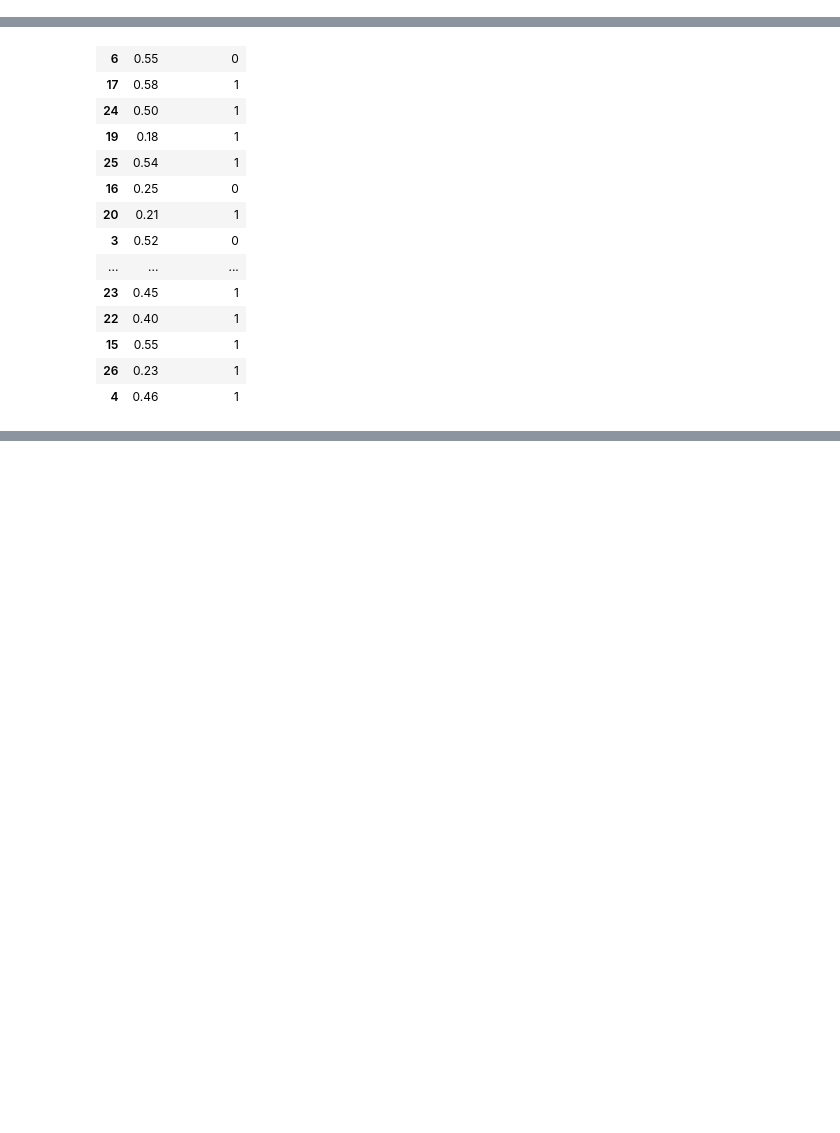
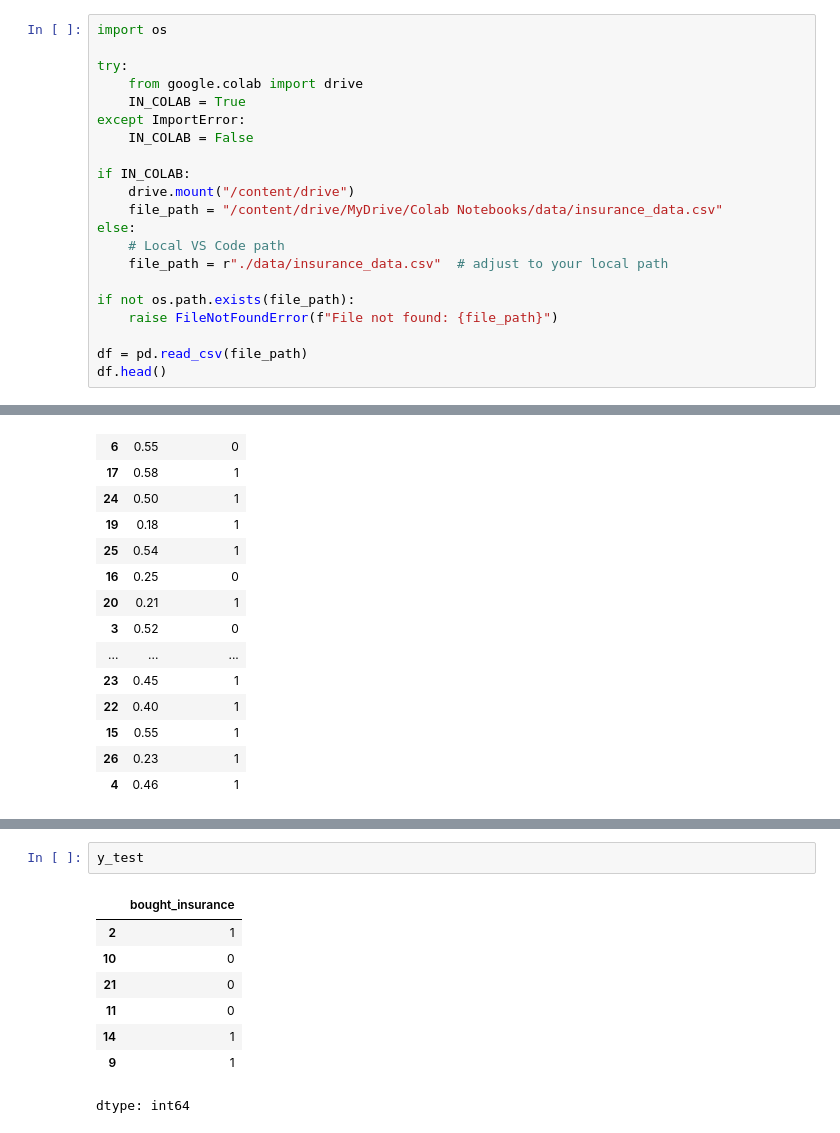
Before and after one commit to manojtharindu11/deep-learning-with-Tensorflow, a Jupyter notebook: gradient_decent_for_neural_network.ipynb, the cells around one changed output, grey strips where cells are left out. Drawn from its saved outputs; the diff is of its cells as text; blank space fills up the shorter version.

```diff
--- a/gradient_decent_for_neural_network.ipynb
+++ b/gradient_decent_for_neural_network.ipynb
@@ -17,0 +10,21 @@ df.head()
+# %%
+import os
+
+try:
+    from google.colab import drive
+    IN_COLAB = True
+except ImportError:
+    IN_COLAB = False
+
+if IN_COLAB:
+    drive.mount("/content/drive")
+    file_path = "/content/drive/MyDrive/Colab Notebooks/data/insurance_data.csv"
+else:
+    # Local VS Code path
+    file_path = r"./data/insurance_data.csv"  # adjust to your local path
+
+if not os.path.exists(file_path):
+    raise FileNotFoundError(f"File not found: {file_path}")
+
+df = pd.read_csv(file_path)
+df.head()
@@ -80,0 +116,11 @@ Epoch 100/100
+# %%
+y_test
+# %% [output]
+|  | bought_insurance |
+| 2 | 1 |
+| 10 | 0 |
+| 21 | 0 |
+| 11 | 0 |
+| 14 | 1 |
+| 9 | 1 |
+dtype: int64
```
Also changed, not shown: parts of 15 cells of this notebook.
